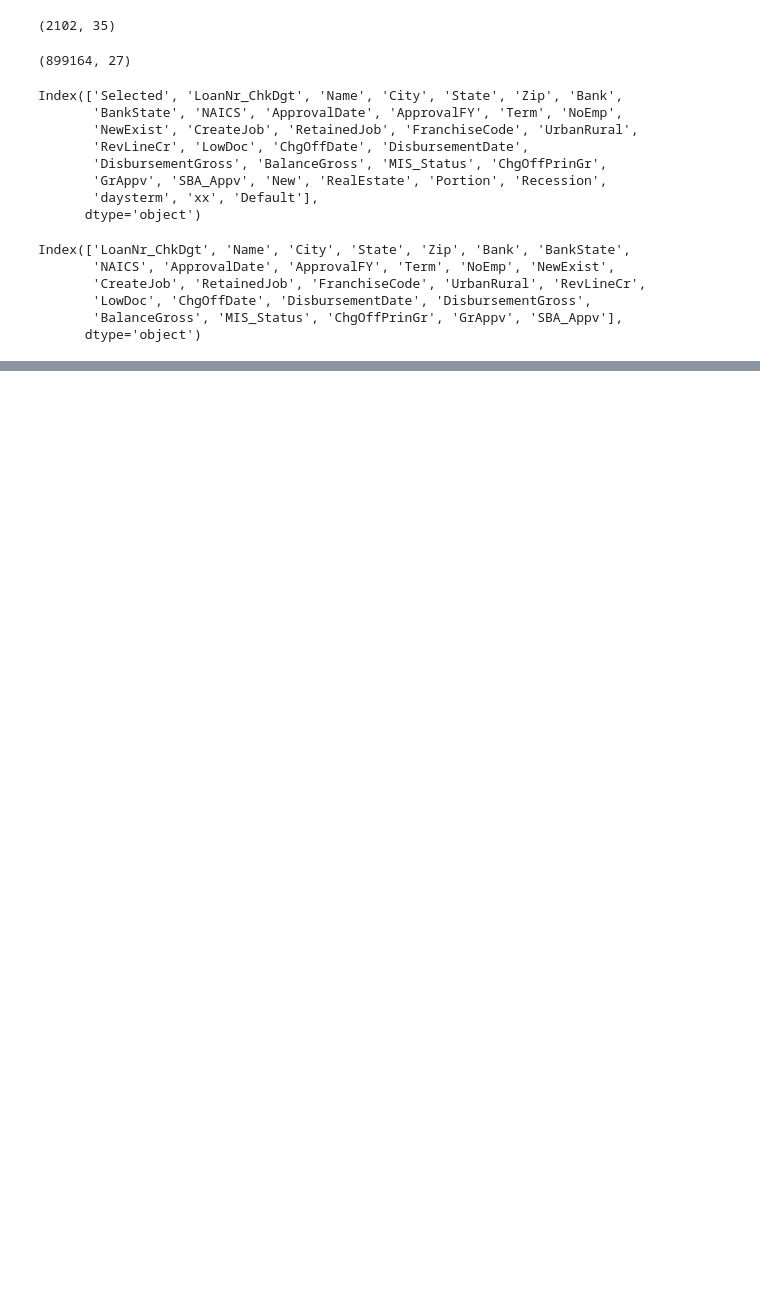
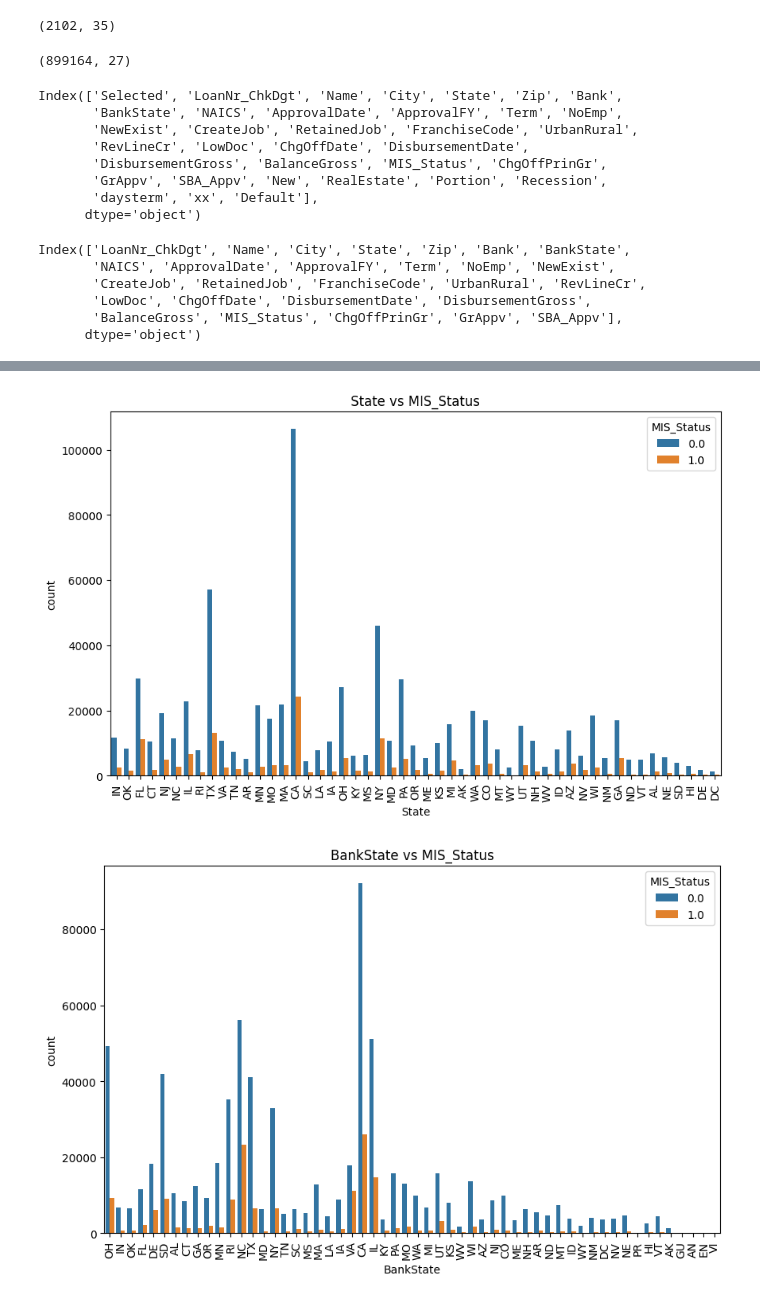
Before and after one commit to Founder-s-Hack/models, a Jupyter notebook: exploration.ipynb, the cells around one changed output, grey strips where cells are left out. Saved outputs shown, nothing was run; the diff lists cells and outputs as text; code cells hidden in the pictures; blank space fills up the shorter version.

```diff
--- a/exploration.ipynb
+++ b/exploration.ipynb
@@ -33,0 +72,12 @@ Index(['LoanNr_ChkDgt', 'Name', 'City', 'State', 'Zip', 'Bank', 'BankState',
+# %%
+categorical_features = ['State', 'BankState', 'UrbanRural', 'RevLineCr', 'LowDoc']
+
+for feature in categorical_features:
+    plt.figure(figsize=(10, 6))
+    sns.countplot(x=feature, hue='MIS_Status', data=df2)
+    plt.title(f'{feature} vs MIS_Status')
+    plt.xticks(rotation=90)
+    plt.show()
+# %% [output]
+[figure, added]
+[figure, added]
```
Also changed, not shown: parts of 8 cells of this notebook, 4 other files.
